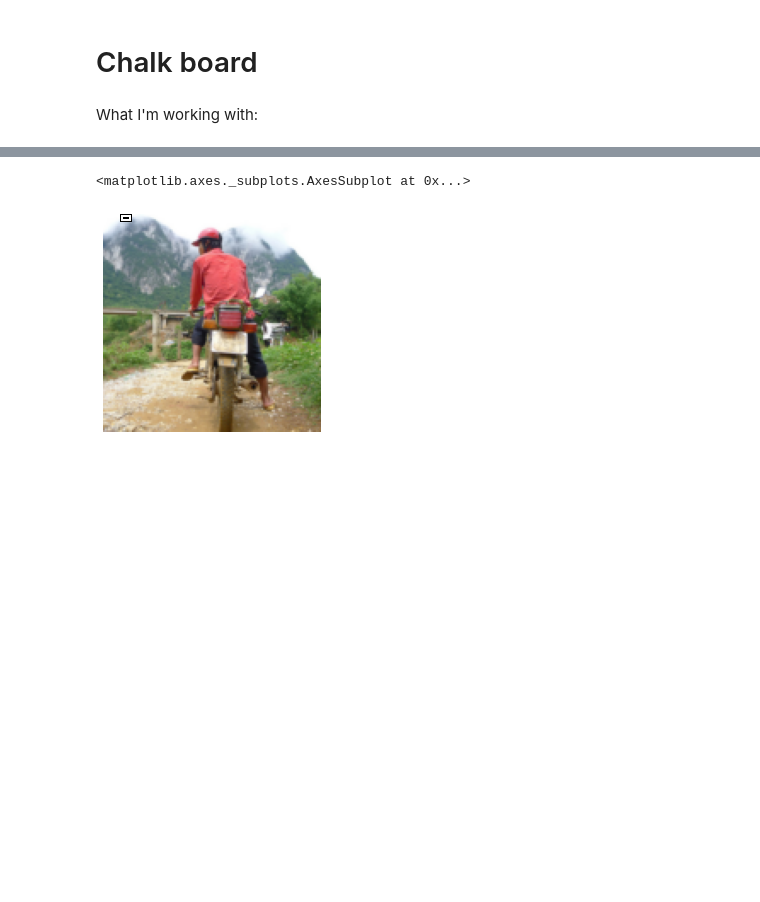
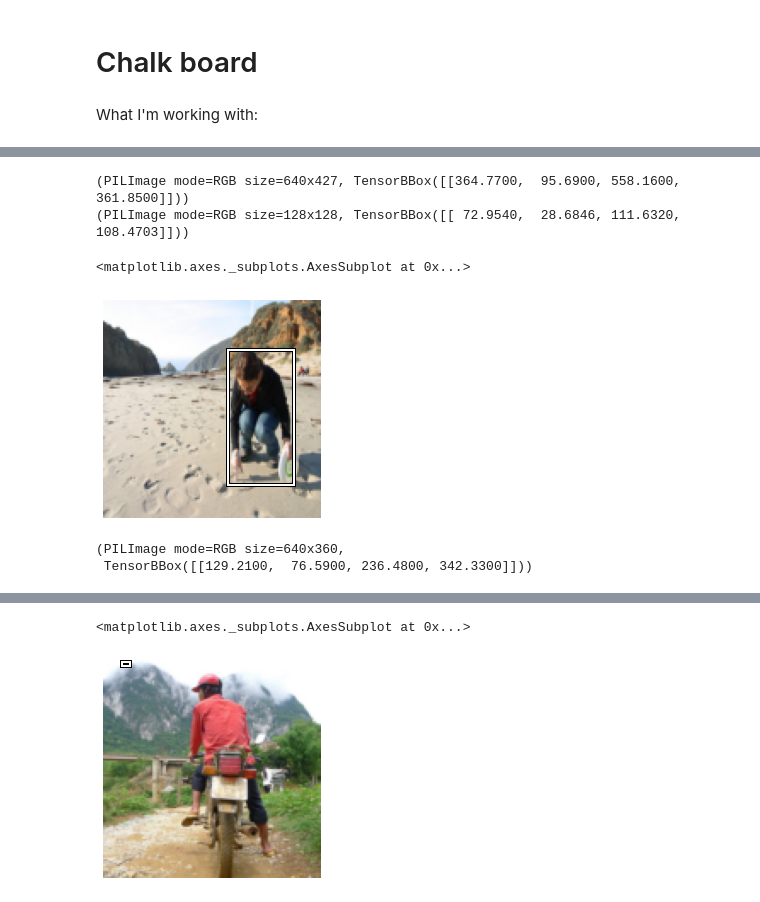
Before and after one commit to mccallion/rory, a Jupyter notebook: _20200820_bboxes_pt2_single_img_cls.ipynb, the cells around one changed output, grey strips where cells are left out. Drawn from its saved outputs; the diff is of its cells as text; code cells hidden in the pictures; blank space fills up the shorter version.

```diff
--- a/_20200820_bboxes_pt2_single_img_cls.ipynb
+++ b/_20200820_bboxes_pt2_single_img_cls.ipynb
@@ -264,0 +310,21 @@ imr.show()
+# %%
+def squish_imbb(imbb):
+    im,bb = imbb
+    s = 128
+    w,h = im.size
+    return Resize(s, ResizeMethod.Squish)(im), bb * tensor(s/w,s/h,s/w,s/h)
+# %%
+imbbr = squish_imbb(imbb)
+print(imbb)
+print(imbbr)
+ctx = imbbr[0].show(); imbbr[1].show(ctx=ctx)
+# %% [output]
+(PILImage mode=RGB size=640x427, TensorBBox([[364.7700,  95.6900, 558.1600, 361.8500]]))
+(PILImage mode=RGB size=128x128, TensorBBox([[ 72.9540,  28.6846, 111.6320, 108.4703]]))
+<matplotlib.axes._subplots.AxesSubplot at 0x...>
+[figure, added]
+# %%
+ds[1]
+# %% [output]
+(PILImage mode=RGB size=640x360,
+ TensorBBox([[129.2100,  76.5900, 236.4800, 342.3300]]))
```
Also changed, not shown: parts of 27 cells of this notebook.
